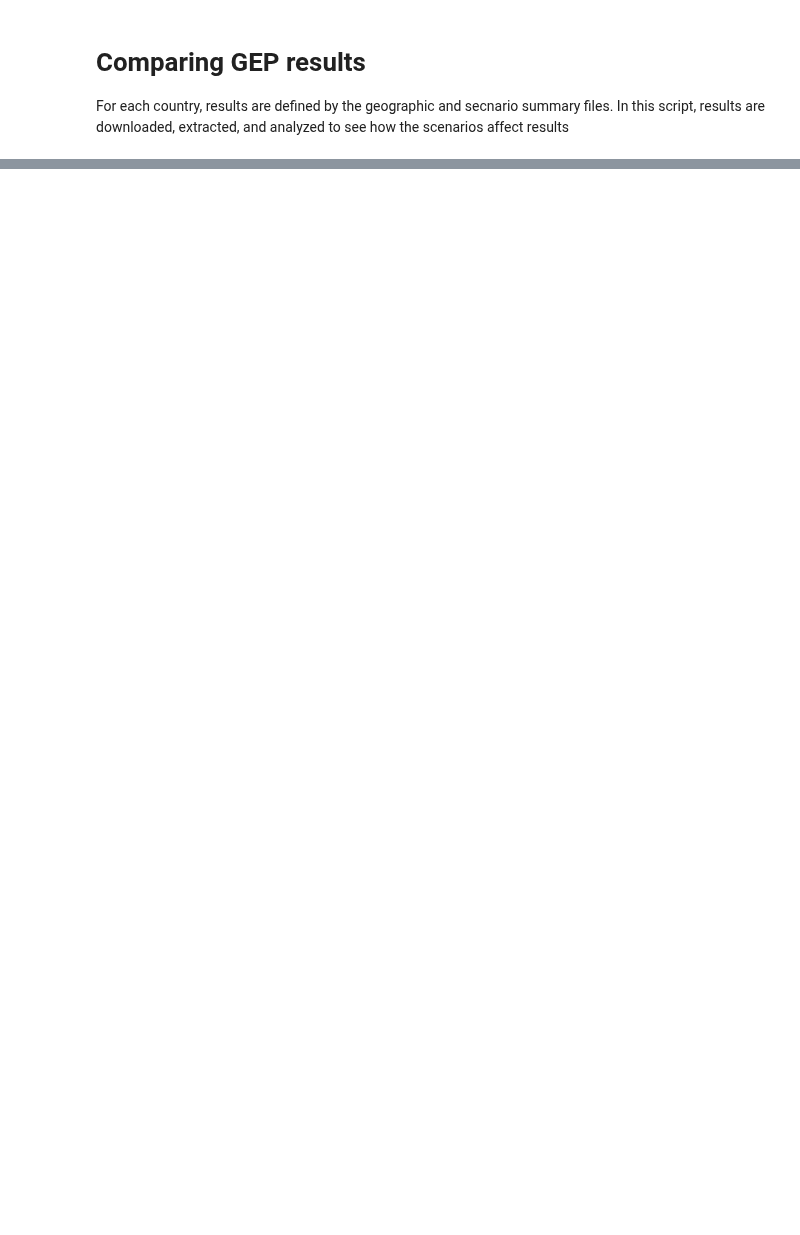
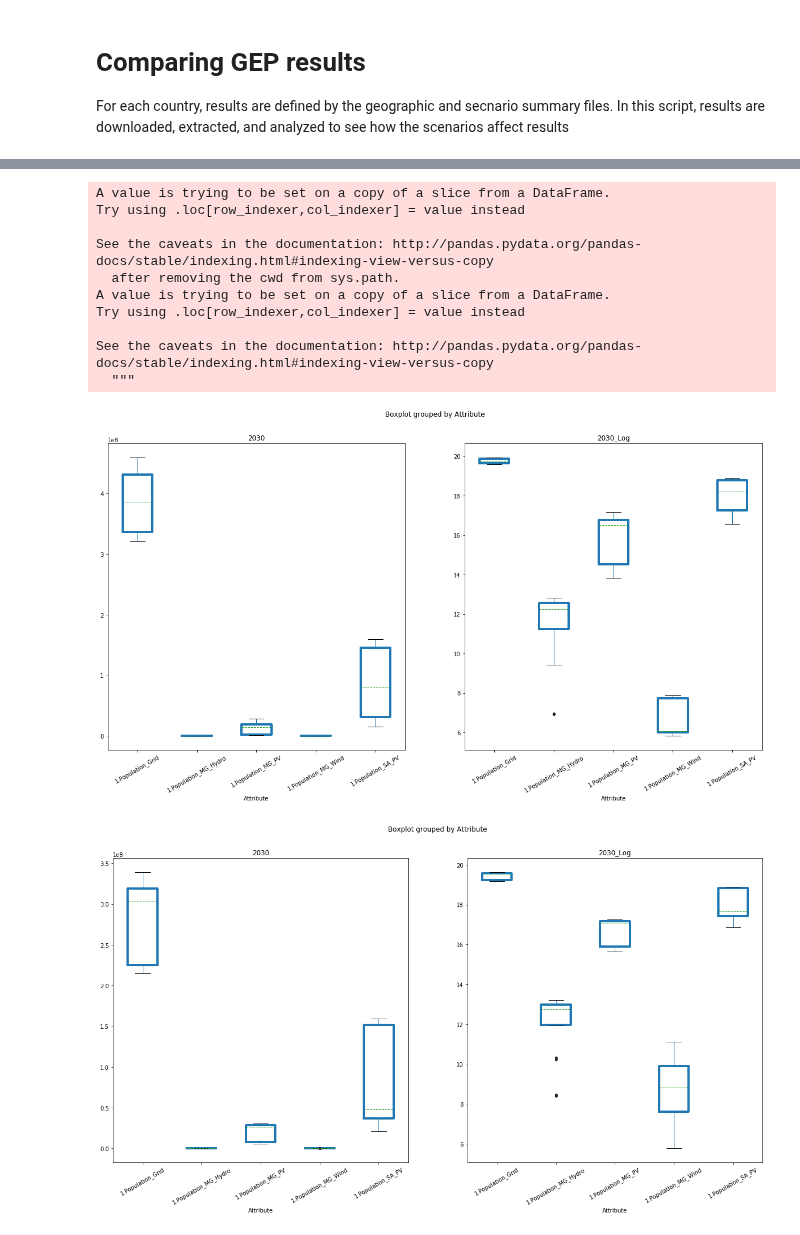
Before and after one commit to global-electrification-platform/gep_results_analysis, a Jupyter notebook: GEP_analysis/GEP_scenario_summary_file_analysis.ipynb, the cells around one changed output, grey strips where cells are left out. Drawn from its saved outputs; the diff is of its cells as text; code cells hidden in the pictures; blank space fills up the shorter version.

```diff
--- a/GEP_analysis/GEP_scenario_summary_file_analysis.ipynb
+++ b/GEP_analysis/GEP_scenario_summary_file_analysis.ipynb
@@ -93,0 +26,8 @@ summary
+# %%
+# Create summary output table containing all the summary files stacked together
+resultsFolder = "/media/gost/DATA1/GEP/Summaries/"
+all_results = []
+for root, dirs, files in os.walk(resultsFolder):
+    for f in files:
+        if "summary.csv" in f:
+            all_results.append(os.path.join(root, f))
@@ -93,0 +79,22 @@ summary
+# %%
+EAPP = [f'{x}-1' for x in ['bi','dj','eg','et','ke','ly','rw','sd','ss','ug']]
+WAPP = [f'{x}-1' for x in ['bf','bj','ci','gh','gm','gn','gw','lr','ml','ng','sl','sn','tg']]
+SAPP = [f'{x}-1' for x in ['ao','bw','ls','mw','mz','na','sz','tz','za','zm','zr','zw']]
+# %%
+# Group data to generate country summary tables
+joined_data = pd.DataFrame(final.groupby(['Attribute','Scenario']).sum())
+wapp_data = pd.DataFrame(final[final['Country'].isin(WAPP)].groupby(['Attribute','Scenario']).sum())
+eapp_data = pd.DataFrame(final[final['Country'].isin(EAPP)].groupby(['Attribute','Scenario']).sum())
+sapp_data = pd.DataFrame(final[final['Country'].isin(SAPP)].groupby(['Attribute','Scenario']).sum())
+# %%
+# Create plots describing all costs for all separate scenarios
+attributes = joined_data.index.get_level_values(0)
+scenarios = joined_data.index.get_level_values(1)
+for selected_attribute in ['1','2','3','4']:
+    for selected_scenario in scenarios:
+        if selected_scenario[-1] == '0':
+            extract_plot(joined_data, selected_attribute, selected_scenario, title="Africa")
+            extract_plot(wapp_data, selected_attribute, selected_scenario, title="WAPP")
+            extract_plot(eapp_data, selected_attribute, selected_scenario, title="EAPP")
+            extract_plot(sapp_data, selected_attribute, selected_scenario, title="SAPP")
+            break
@@ -93,0 +193,25 @@ summary
+# %%
+wapp_data = pd.DataFrame(final[final['Country'].isin(WAPP)].groupby(['Attribute','Scenario']).sum())
+wapp_data.reset_index(inplace=True)
+eapp_data = pd.DataFrame(final[final['Country'].isin(EAPP)].groupby(['Attribute','Scenario']).sum())
+eapp_data.reset_index(inplace=True)
+sapp_data = pd.DataFrame(final[final['Country'].isin(SAPP)].groupby(['Attribute','Scenario']).sum())
+sapp_data.reset_index(inplace=True)
+
+for selected_attribute in ['1','2','3','4']:
+    res = box_plot(wapp_data, selected_attribute, f'{chart_folder}/boxPlot_WAPP_{selected_attribute}.png')
+    res = box_plot(eapp_data, selected_attribute, f'{chart_folder}/boxPlot_EAPP_{selected_attribute}.png')
+    res = box_plot(sapp_data, selected_attribute, f'{chart_folder}/boxPlot_SAPP_{selected_attribute}.png')
+# %% [output]
+A value is trying to be set on a copy of a slice from a DataFrame.
+Try using .loc[row_indexer,col_indexer] = value instead
+
+See the caveats in the documentation: http://pandas.pydata.org/pandas-docs/stable/indexing.html#indexing-view-versus-copy
+  after removing the cwd from sys.path.
+A value is trying to be set on a copy of a slice from a DataFrame.
+Try using .loc[row_indexer,col_indexer] = value instead
+
+See the caveats in the documentation: http://pandas.pydata.org/pandas-docs/stable/indexing.html#indexing-view-versus-copy
+  """
+[figure, added]
+[figure, added]
```
Also changed, not shown: parts of 15 cells of this notebook, 3 other files.
